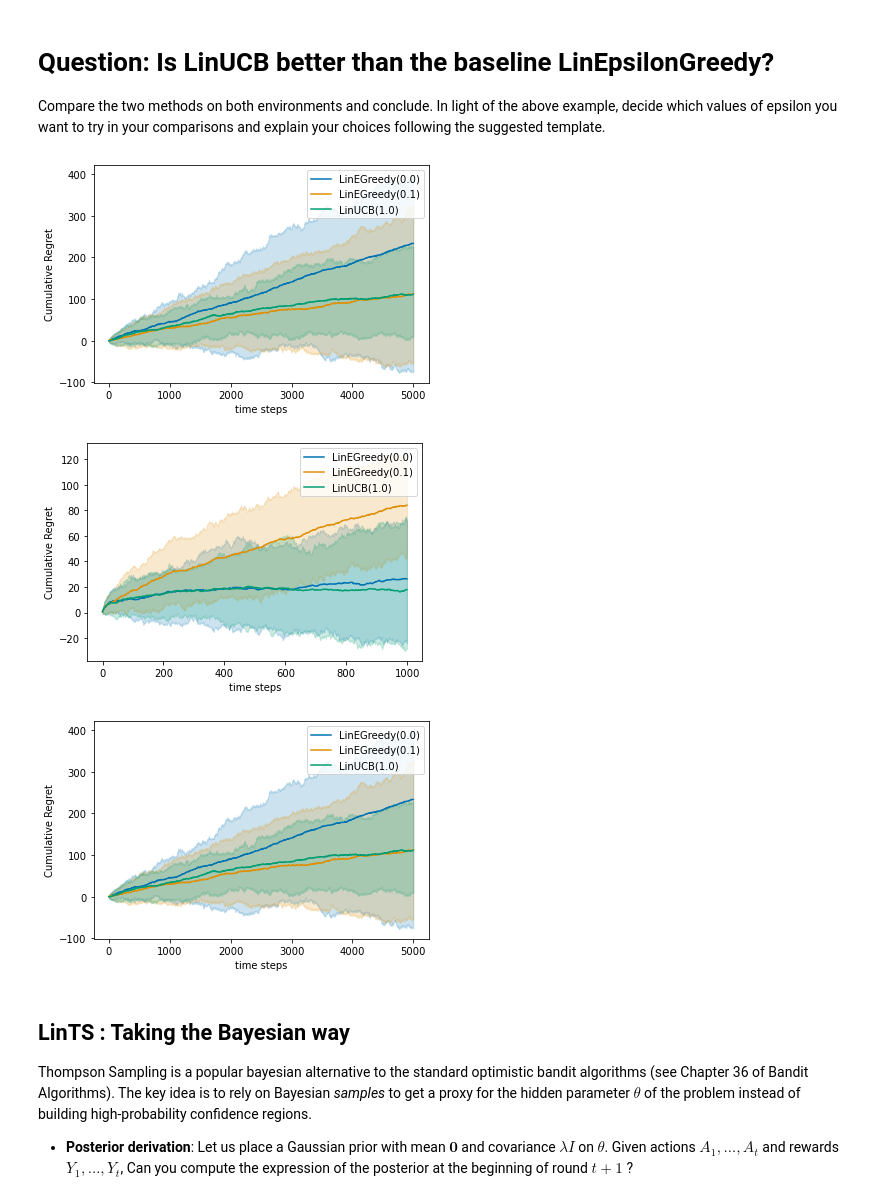
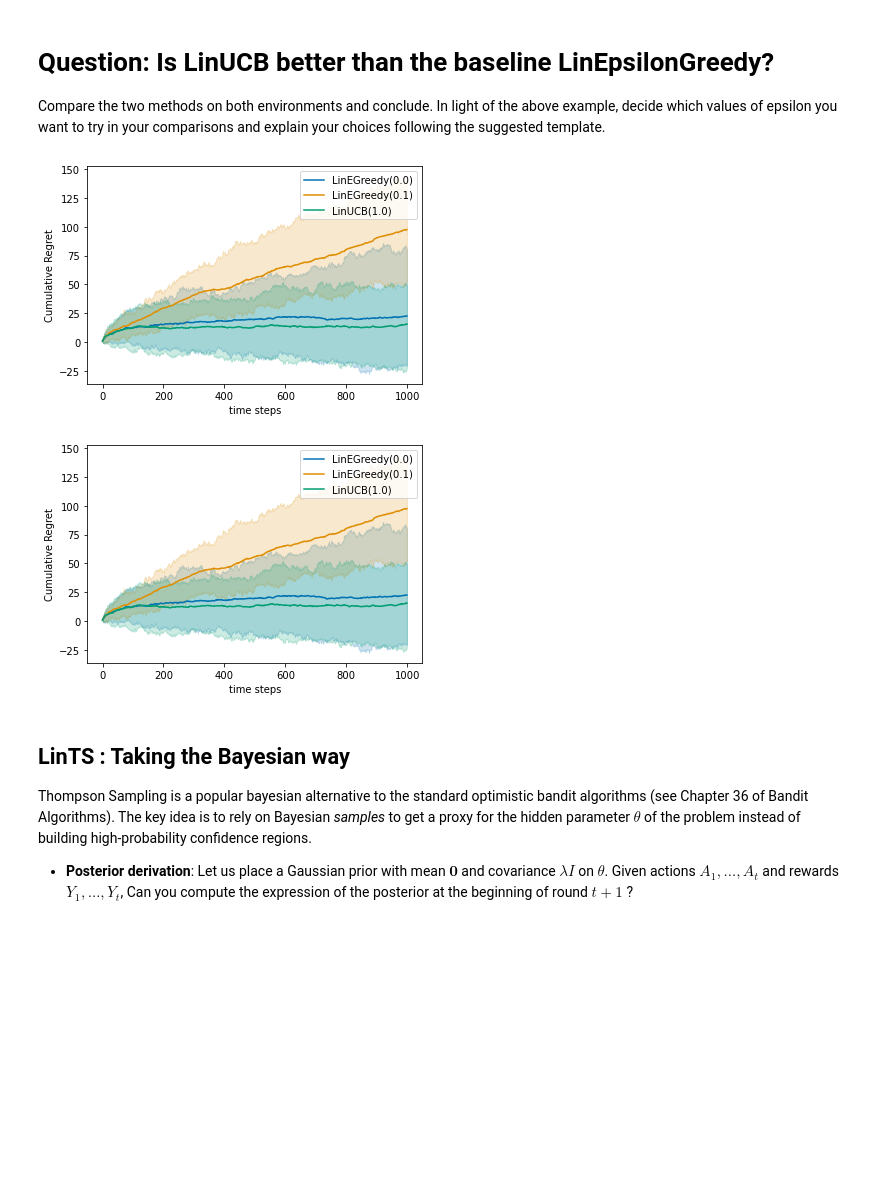
Before and after one commit to rlsummerschool/practical-sessions, a Jupyter notebook: notebooks/bandits_practice.ipynb, the cells around one changed output. Saved outputs shown, nothing was run; the diff lists cells and outputs as text; code cells hidden in the pictures; blank space fills up the shorter version.

```diff
--- a/notebooks/bandits_practice.ipynb
+++ b/notebooks/bandits_practice.ipynb
@@ -75,7 +75,7 @@ def experiment_mab(environment, agents, N, T, mode="regret"):
 # %%
 K = 3  # number of arms
 
-means = np.array([0.1, 0.3, 0.9])
+means = np.array([0.1, 0.5, 0.9])
 
 T = 1000  # Horizon
 N = 50  # Monte Carlo simulations
@@ -478,7 +479,7 @@ class LinUCB(Agent):
 
         K, _ = arms.shape
         self.UCBs = np.zeros(K)
-        self.beta = np.sqrt(self.lambda_reg) + np.sqrt(2*np.log(1/self.delta) + np.log(1+self.t/(self.d*self.lambda_reg)))  #sqrt(beta)
+        self.beta = np.sqrt(self.lambda_reg) + np.sqrt(2*np.log(1./self.delta) + np.log(1+self.t/(self.d*self.lambda_reg)))  #sqrt(beta)
 
         for i in range(K):
             a = arms[i,:]
@@ -546,15 +544,12 @@ linucb = LinUCB(d, delta, lambda_reg=1.)
 e_greedy = LinEpsilonGreedy(d, lambda_reg=1., eps=0.1)
 greedy = LinEpsilonGreedy(d, lambda_reg=1., eps=0.)
 # %%
-iid_linucb_vs_greedy = experiment_linb(iid_env, [greedy, e_greedy, linucb], Nmc=N, T=T)
-fixed_linucb_vs_greedy = experiment_linb(fixed_env, [greedy, e_greedy, linucb], Nmc=N, T=5000)
+linucb_vs_greedy = experiment_linb(iid_env, [greedy, e_greedy, linucb], Nmc=N, T=T)
 # %%
-plot_result(iid_linucb_vs_greedy)
-plot_result(fixed_linucb_vs_greedy)
+plot_result(linucb_vs_greedy)
 # %% [output]
-[figure, old version]
+[figure, new version]
-[figure, old version]
+[figure, new version]
-[figure, removed]
 # %% [markdown]
 ## LinTS : Taking the Bayesian way
 
```
Also changed, not shown: parts of 10 cells of this notebook.
